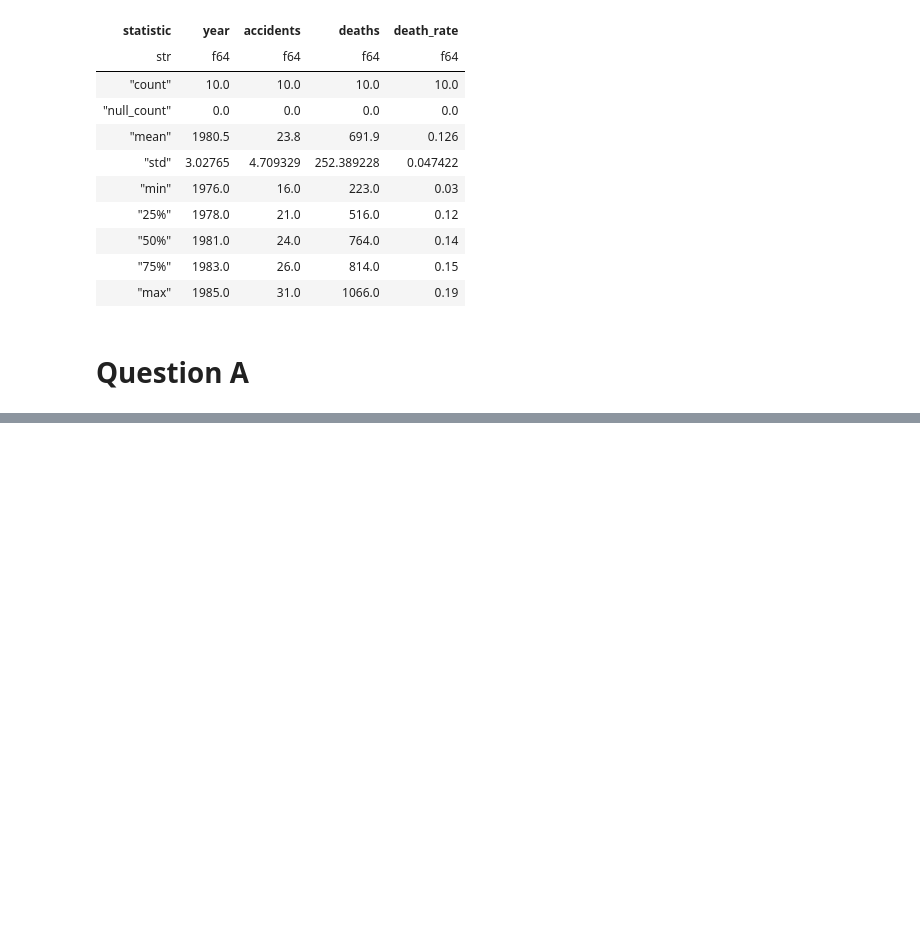
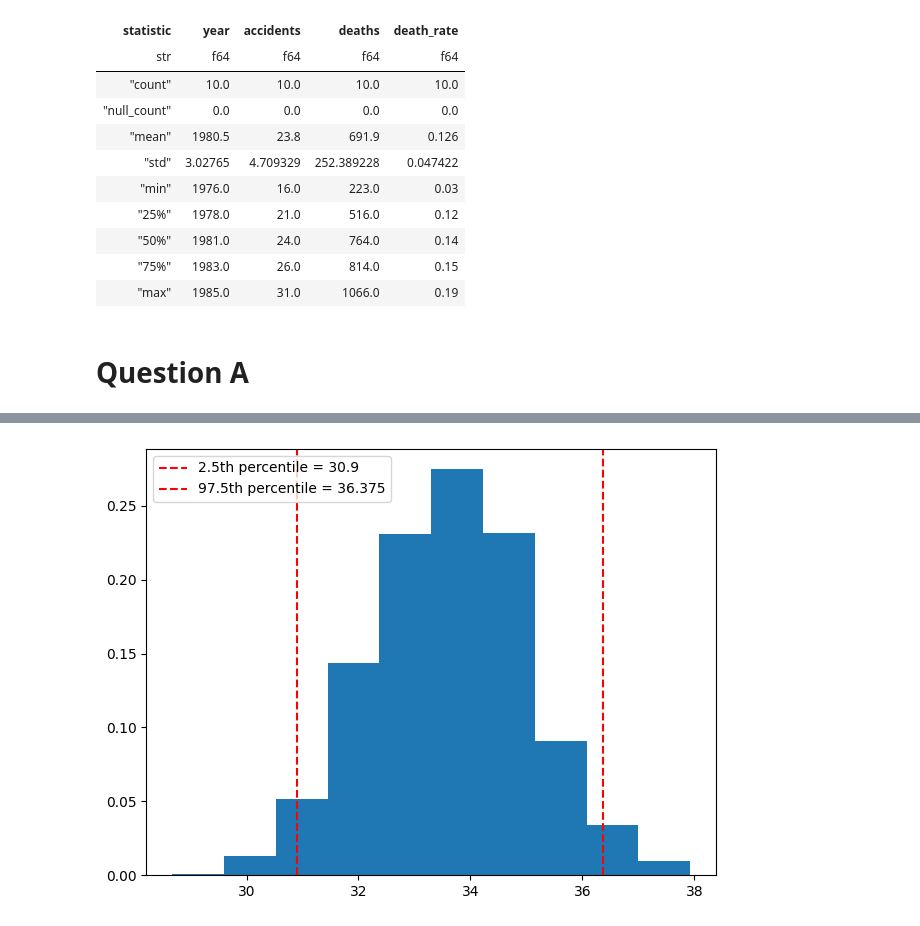
Before and after one commit to sunnyliketheweather94/bayesian-statistics, a Jupyter notebook: chapter2/exercise13.ipynb, the cells around one changed output, grey strips where cells are left out. Cells and saved outputs as stored; diff of their text form; code cells hidden in the pictures; blank space fills up the shorter version.

```diff
--- a/chapter2/exercise13.ipynb
+++ b/chapter2/exercise13.ipynb
@@ -108,0 +247,9 @@ array([18.      , 21.775625])
+# %%
+with model_b:
+    pm.set_data({"miles": [8e11 / 100_000_000]})
+
+    predictions = pm.sample_posterior_predictive(
+        trace=trace_b,
+        predictions=True,
+        var_names=["accidents"],
+    )
@@ -108,0 +260,24 @@ array([18.      , 21.775625])
+# %%
+predictions = predictions.predictions["accidents"].mean(("chain", "accidents_dim_0"))
+
+plt.hist(predictions, density=True)
+
+plt.axvline(
+    np.percentile(predictions, 2.5),
+    linestyle="--",
+    color="red",
+    label=f"2.5th percentile = {np.percentile(predictions, 2.5)}",
+)
+
+plt.axvline(
+    np.percentile(predictions, 97.5),
+    linestyle="--",
+    color="red",
+    label=f"97.5th percentile = {np.percentile(predictions, 97.5)}",
+)
+
+plt.legend()
+plt.tight_layout()
+plt.show()
+# %% [output]
+[figure, added]
```
Also changed, not shown: parts of 12 cells of this notebook.
